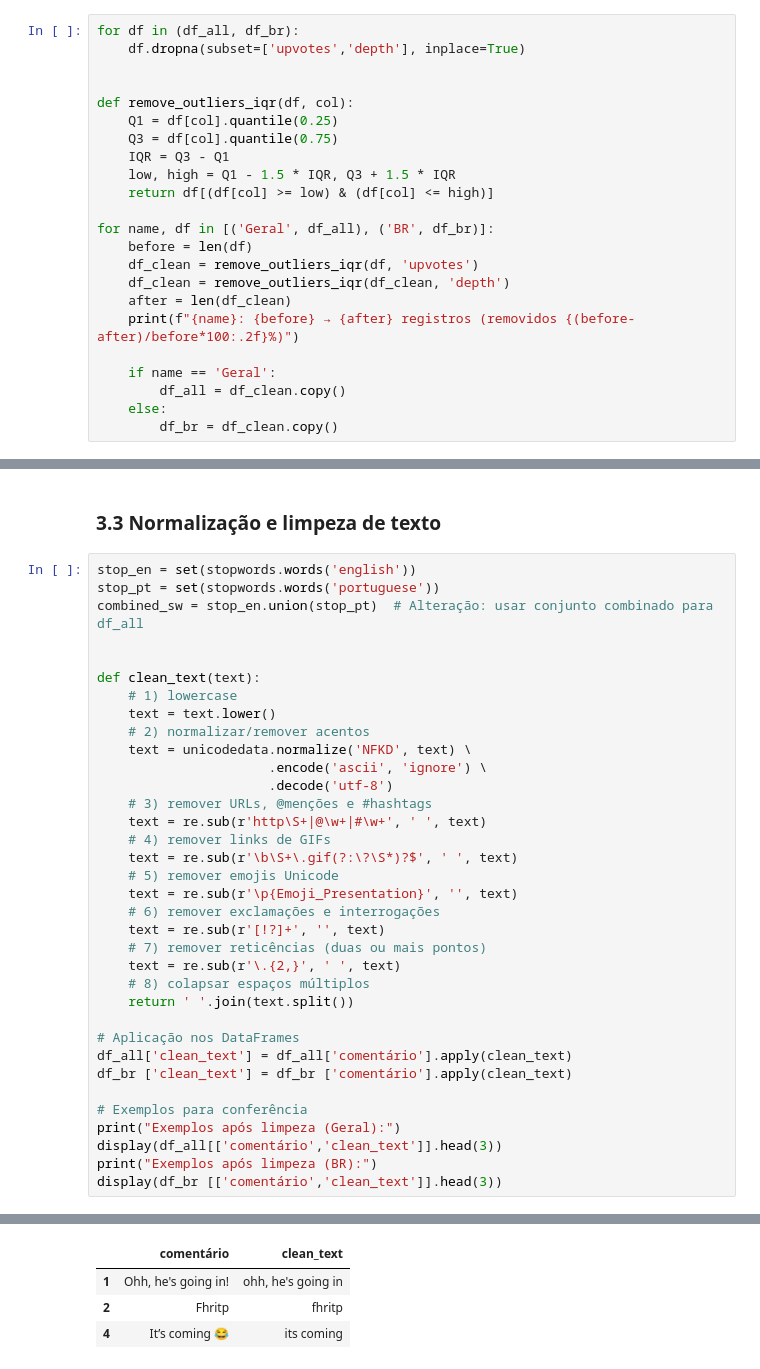
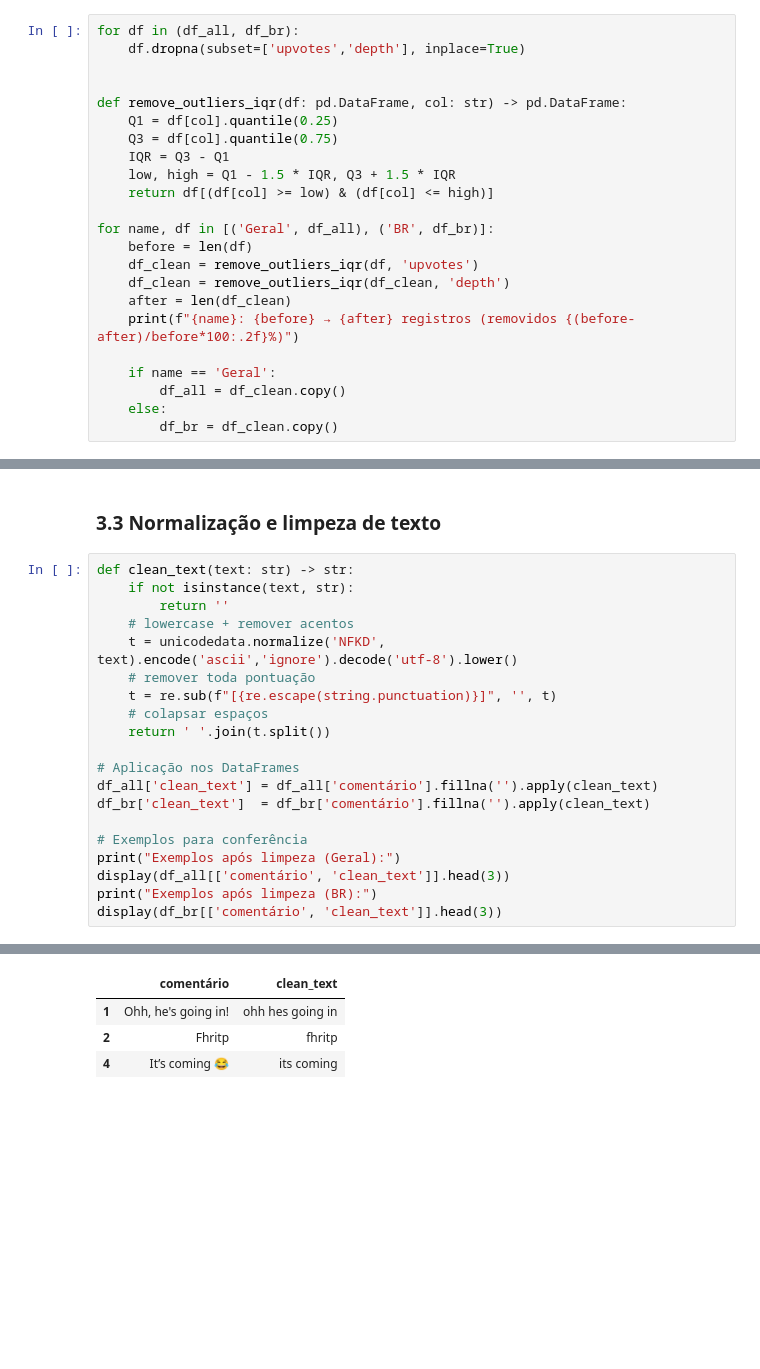
Before and after one commit to lucashsnery/Projeto-ICD, a Jupyter notebook: relatorio.ipynb, the cells around one changed output, grey strips where cells are left out. Drawn from its saved outputs; the diff is of its cells as text; blank space fills up the shorter version.

```diff
--- a/relatorio.ipynb
+++ b/relatorio.ipynb
@@ -290,7 +278,7 @@ for df in (df_all, df_br):
     df.dropna(subset=['upvotes','depth'], inplace=True)
 
 
-def remove_outliers_iqr(df, col):
+def remove_outliers_iqr(df: pd.DataFrame, col: str) -> pd.DataFrame:
     Q1 = df[col].quantile(0.25)
     Q3 = df[col].quantile(0.75)
     IQR = Q3 - Q1
@@ -317,44 +305,29 @@ BR: 2445 → 2163 registros (removidos 11.53%)
 # %% [markdown]
 ### 3.3 Normalização e limpeza de texto
 # %%
-stop_en = set(stopwords.words('english'))
-stop_pt = set(stopwords.words('portuguese'))
-combined_sw = stop_en.union(stop_pt)  # Alteração: usar conjunto combinado para df_all
-
-
-def clean_text(text):
-    # 1) lowercase
-    text = text.lower()
-    # 2) normalizar/remover acentos
-    text = unicodedata.normalize('NFKD', text) \
-                      .encode('ascii', 'ignore') \
-                      .decode('utf-8')
-    # 3) remover URLs, @menções e #hashtags
-    text = re.sub(r'http\S+|@\w+|#\w+', ' ', text)
-    # 4) remover links de GIFs
-    text = re.sub(r'\b\S+\.gif(?:\?\S*)?$', ' ', text)
-    # 5) remover emojis Unicode
-    text = re.sub(r'\p{Emoji_Presentation}', '', text)
-    # 6) remover exclamações e interrogações
-    text = re.sub(r'[!?]+', '', text)
-    # 7) remover reticências (duas ou mais pontos)
-    text = re.sub(r'\.{2,}', ' ', text)
-    # 8) colapsar espaços múltiplos
-    return ' '.join(text.split())
+def clean_text(text: str) -> str:
+    if not isinstance(text, str):
+        return ''
+    # lowercase + remover acentos
+    t = unicodedata.normalize('NFKD', text).encode('ascii','ignore').decode('utf-8').lower()
+    # remover toda pontuação
+    t = re.sub(f"[{re.escape(string.punctuation)}]", '', t)
+    # colapsar espaços
+    return ' '.join(t.split())
 
 # Aplicação nos DataFrames
-df_all['clean_text'] = df_all['comentário'].apply(clean_text)
-df_br ['clean_text'] = df_br ['comentário'].apply(clean_text)
+df_all['clean_text'] = df_all['comentário'].fillna('').apply(clean_text)
+df_br['clean_text']  = df_br['comentário'].fillna('').apply(clean_text)
 
 # Exemplos para conferência
 print("Exemplos após limpeza (Geral):")
-display(df_all[['comentário','clean_text']].head(3))
+display(df_all[['comentário', 'clean_text']].head(3))
 print("Exemplos após limpeza (BR):")
-display(df_br [['comentário','clean_text']].head(3))
+display(df_br[['comentário', 'clean_text']].head(3))
 # %% [output]
 Exemplos após limpeza (Geral):
 |  | comentário | clean_text |
-| 1 | Ohh, he's going in! | ohh, he's going in |
+| 1 | Ohh, he's going in! | ohh hes going in |
 | 2 | Fhritp | fhritp |
 | 4 | It’s coming 😂 | its coming |
 Exemplos após limpeza (BR):
```
Also changed, not shown: parts of 62 cells of this notebook.
